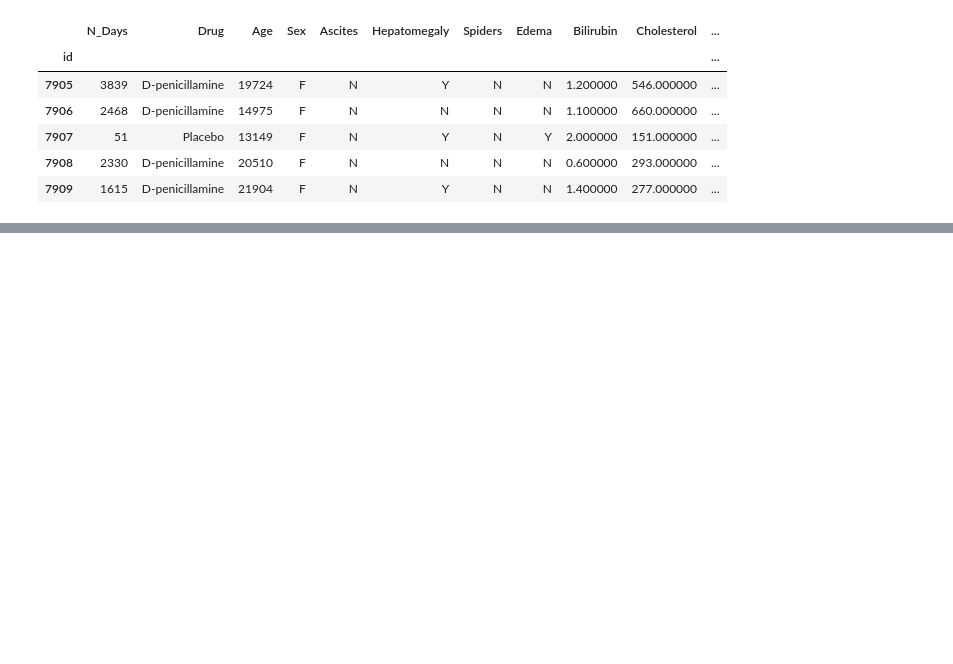
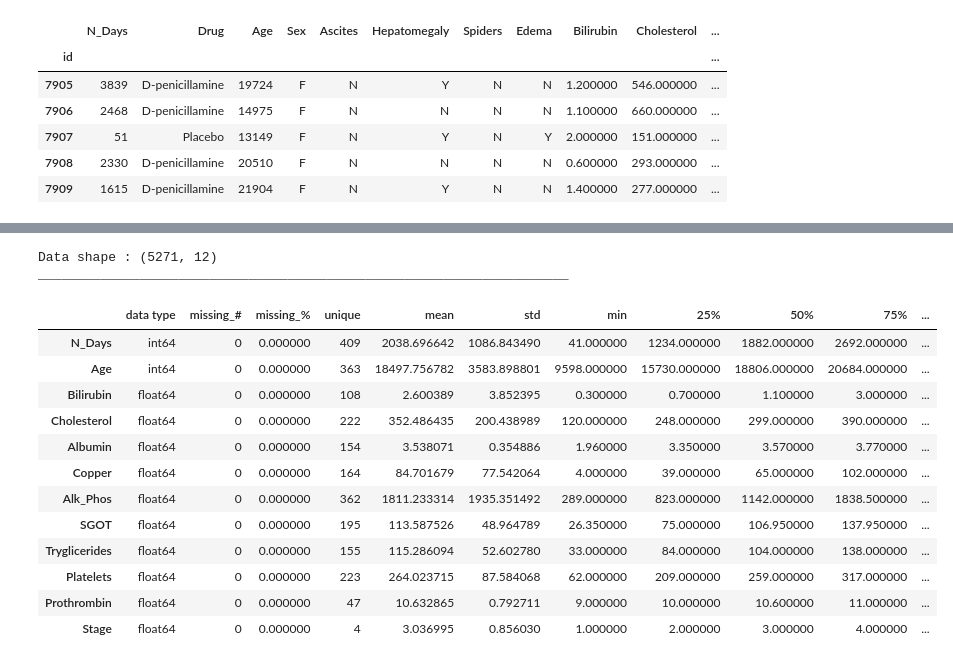
Before and after one commit to M1kE01/s3e26_kaggle, a Jupyter notebook: s3e26.ipynb, the cells around one changed output, grey strips where cells are left out. Saved outputs shown, nothing was run; the diff lists cells and outputs as text; code cells hidden in the pictures; blank space fills up the shorter version.

```diff
--- a/s3e26.ipynb
+++ b/s3e26.ipynb
@@ -2026,0 +2092,18 @@ test.head().style.background_gradient(cmap='Reds')
+# %%
+describe(test[num_cols]).style.background_gradient('Reds')
+# %% [output]
+Data shape : (5271, 12)
+____________________________________________________________________
+|  | data type | missing_# | missing_% | unique | mean | std | min | 25% | 50% | 75% | ... |
+| N_Days | int64 | 0 | 0.000000 | 409 | 2038.696642 | 1086.843490 | 41.000000 | 1234.000000 | 1882.000000 | 2692.000000 | ... |
+| Age | int64 | 0 | 0.000000 | 363 | 18497.756782 | 3583.898801 | 9598.000000 | 15730.000000 | 18806.000000 | 20684.000000 | ... |
+| Bilirubin | float64 | 0 | 0.000000 | 108 | 2.600389 | 3.852395 | 0.300000 | 0.700000 | 1.100000 | 3.000000 | ... |
+| Cholesterol | float64 | 0 | 0.000000 | 222 | 352.486435 | 200.438989 | 120.000000 | 248.000000 | 299.000000 | 390.000000 | ... |
+| Albumin | float64 | 0 | 0.000000 | 154 | 3.538071 | 0.354886 | 1.960000 | 3.350000 | 3.570000 | 3.770000 | ... |
+| Copper | float64 | 0 | 0.000000 | 164 | 84.701679 | 77.542064 | 4.000000 | 39.000000 | 65.000000 | 102.000000 | ... |
+| Alk_Phos | float64 | 0 | 0.000000 | 362 | 1811.233314 | 1935.351492 | 289.000000 | 823.000000 | 1142.000000 | 1838.500000 | ... |
+| SGOT | float64 | 0 | 0.000000 | 195 | 113.587526 | 48.964789 | 26.350000 | 75.000000 | 106.950000 | 137.950000 | ... |
+| Tryglicerides | float64 | 0 | 0.000000 | 155 | 115.286094 | 52.602780 | 33.000000 | 84.000000 | 104.000000 | 138.000000 | ... |
+| Platelets | float64 | 0 | 0.000000 | 223 | 264.023715 | 87.584068 | 62.000000 | 209.000000 | 259.000000 | 317.000000 | ... |
+| Prothrombin | float64 | 0 | 0.000000 | 47 | 10.632865 | 0.792711 | 9.000000 | 10.000000 | 10.600000 | 11.000000 | ... |
+| Stage | float64 | 0 | 0.000000 | 4 | 3.036995 | 0.856030 | 1.000000 | 2.000000 | 3.000000 | 4.000000 | ... |
```
Also changed, not shown: parts of 6 cells of this notebook.
